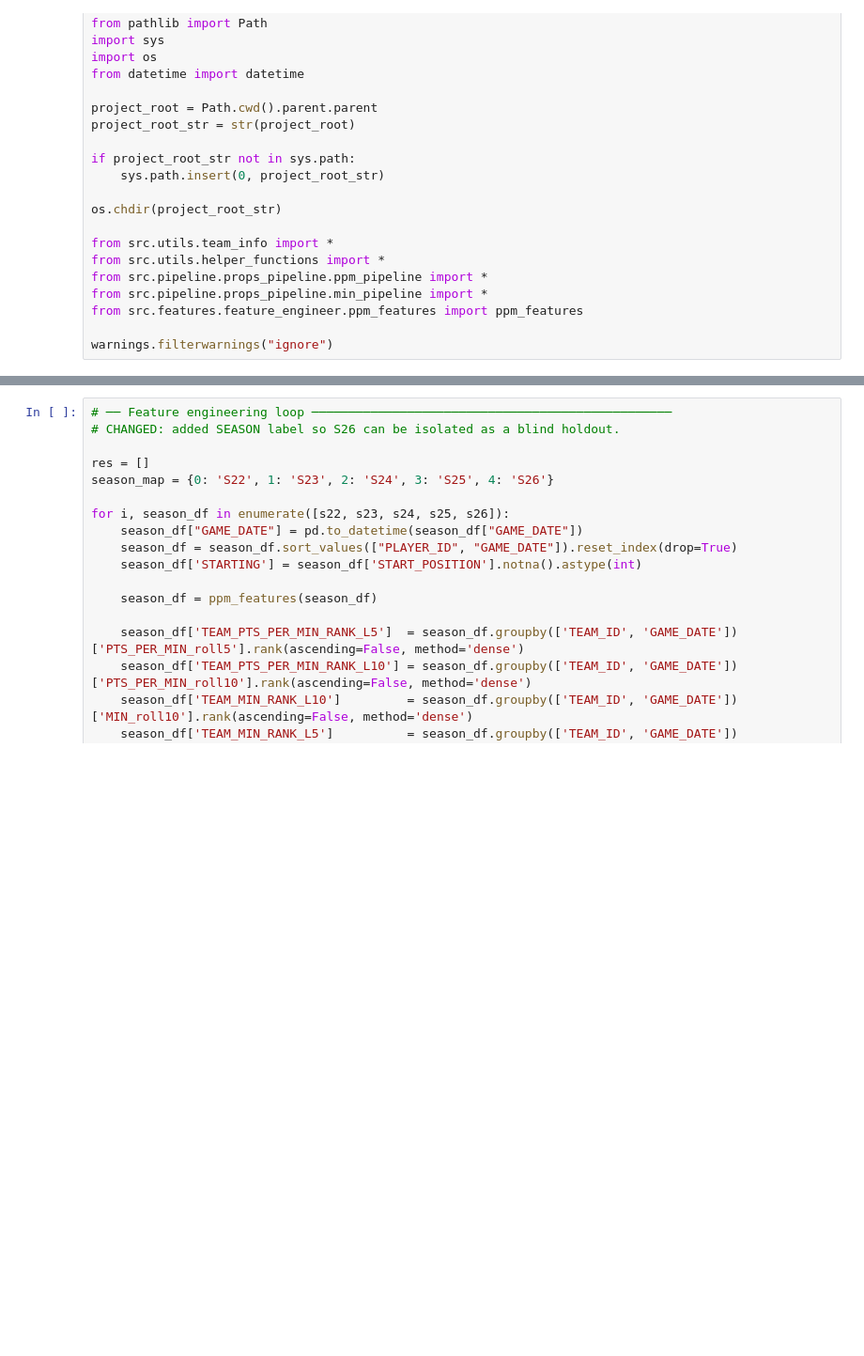
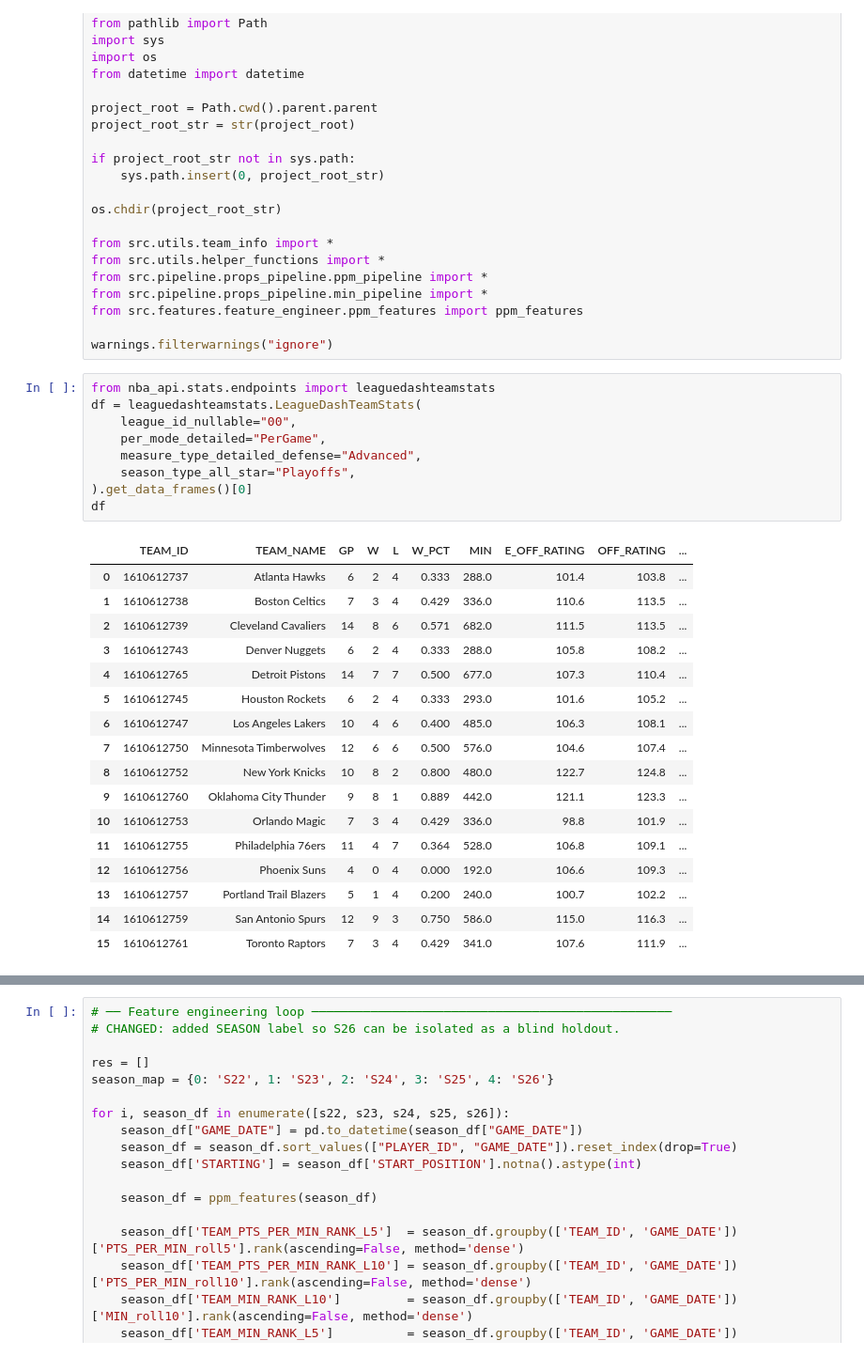
Before and after one commit to spon7ge/NBA-Prop-Predictor, a Jupyter notebook: src/models/ppm_quantile_model.ipynb, the cells around one changed output, grey strips where cells are left out. Shown at 94% size. Saved outputs shown, nothing was run; the diff lists cells and outputs as text; blank space fills up the shorter version.

```diff
--- a/src/models/ppm_quantile_model.ipynb
+++ b/src/models/ppm_quantile_model.ipynb
@@ -25,6 +25,33 @@ from src.pipeline.props_pipeline.min_pipeline import *
 from src.features.feature_engineer.ppm_features import ppm_features
 
 warnings.filterwarnings("ignore")
+# %%
+from nba_api.stats.endpoints import leaguedashteamstats
+df = leaguedashteamstats.LeagueDashTeamStats(
+    league_id_nullable="00",
+    per_mode_detailed="PerGame",
+    measure_type_detailed_defense="Advanced",
+    season_type_all_star="Playoffs",
+).get_data_frames()[0]
+df
+# %% [output]
+|  | TEAM_ID | TEAM_NAME | GP | W | L | W_PCT | MIN | E_OFF_RATING | OFF_RATING | ... |
+| 0 | 1610612737 | Atlanta Hawks | 6 | 2 | 4 | 0.333 | 288.0 | 101.4 | 103.8 | ... |
+| 1 | 1610612738 | Boston Celtics | 7 | 3 | 4 | 0.429 | 336.0 | 110.6 | 113.5 | ... |
+| 2 | 1610612739 | Cleveland Cavaliers | 14 | 8 | 6 | 0.571 | 682.0 | 111.5 | 113.5 | ... |
+| 3 | 1610612743 | Denver Nuggets | 6 | 2 | 4 | 0.333 | 288.0 | 105.8 | 108.2 | ... |
+| 4 | 1610612765 | Detroit Pistons | 14 | 7 | 7 | 0.500 | 677.0 | 107.3 | 110.4 | ... |
+| 5 | 1610612745 | Houston Rockets | 6 | 2 | 4 | 0.333 | 293.0 | 101.6 | 105.2 | ... |
+| 6 | 1610612747 | Los Angeles Lakers | 10 | 4 | 6 | 0.400 | 485.0 | 106.3 | 108.1 | ... |
+| 7 | 1610612750 | Minnesota Timberwolves | 12 | 6 | 6 | 0.500 | 576.0 | 104.6 | 107.4 | ... |
+| 8 | 1610612752 | New York Knicks | 10 | 8 | 2 | 0.800 | 480.0 | 122.7 | 124.8 | ... |
+| 9 | 1610612760 | Oklahoma City Thunder | 9 | 8 | 1 | 0.889 | 442.0 | 121.1 | 123.3 | ... |
+| 10 | 1610612753 | Orlando Magic | 7 | 3 | 4 | 0.429 | 336.0 | 98.8 | 101.9 | ... |
+| 11 | 1610612755 | Philadelphia 76ers | 11 | 4 | 7 | 0.364 | 528.0 | 106.8 | 109.1 | ... |
+| 12 | 1610612756 | Phoenix Suns | 4 | 0 | 4 | 0.000 | 192.0 | 106.6 | 109.3 | ... |
+| 13 | 1610612757 | Portland Trail Blazers | 5 | 1 | 4 | 0.200 | 240.0 | 100.7 | 102.2 | ... |
+| 14 | 1610612759 | San Antonio Spurs | 12 | 9 | 3 | 0.750 | 586.0 | 115.0 | 116.3 | ... |
+| 15 | 1610612761 | Toronto Raptors | 7 | 3 | 4 | 0.429 | 341.0 | 107.6 | 111.9 | ... |
 # %%
 pd.set_option('display.max_columns', None)
 
```
Also changed, not shown: parts of 1 cell of this notebook, 6 other files.
